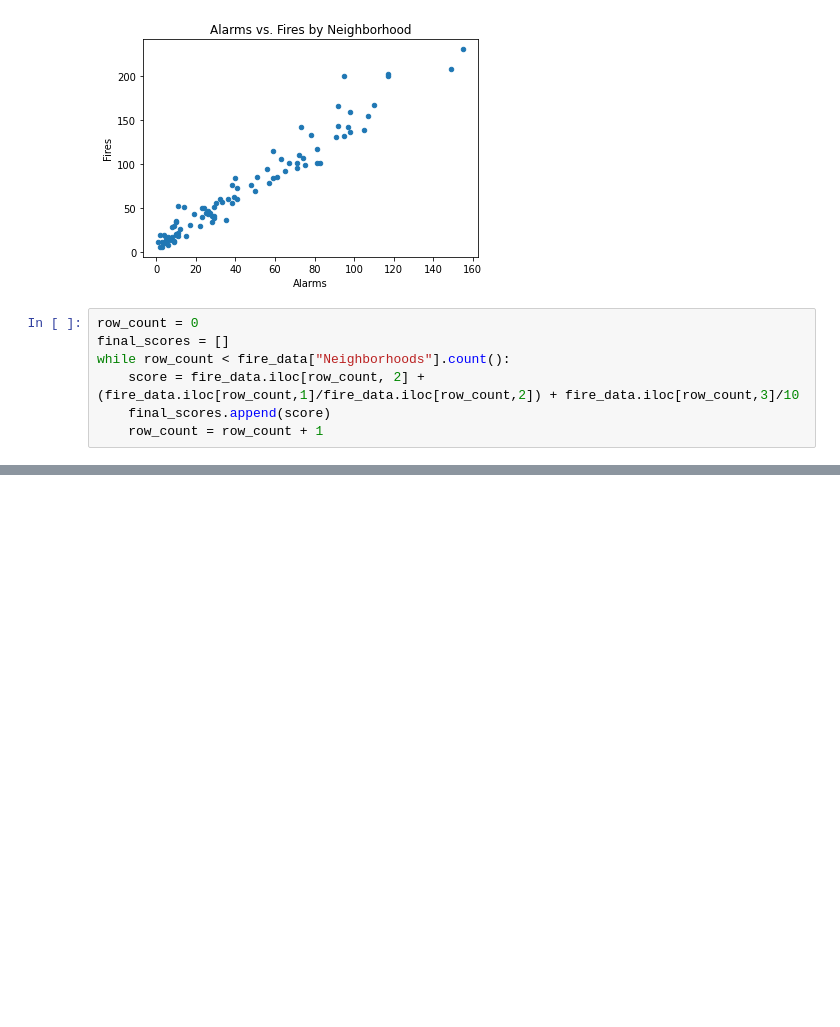
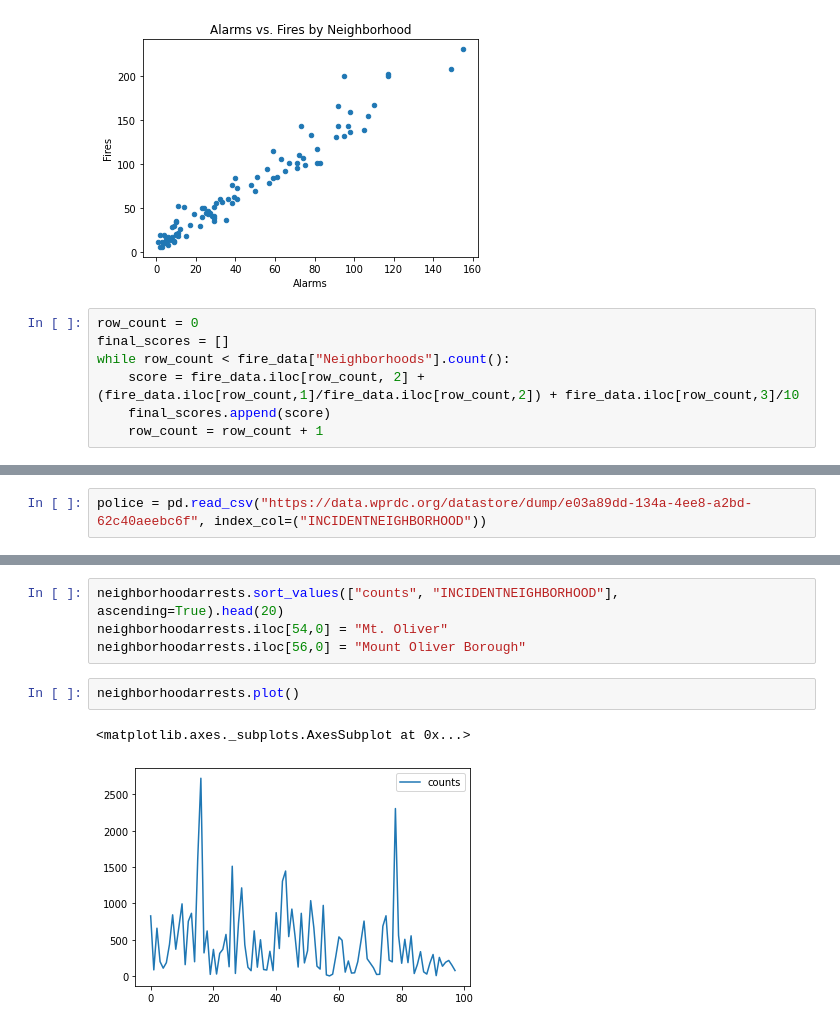
Before and after one commit to Casey4D/Group-10-Final-Project, a Jupyter notebook: Final-Notebook.ipynb, the cells around one changed output, grey strips where cells are left out. Saved outputs shown, nothing was run; the diff lists cells and outputs as text; blank space fills up the shorter version.

```diff
--- a/Final-Notebook.ipynb
+++ b/Final-Notebook.ipynb
@@ -226,0 +199,2 @@ final_data.head(20)
+# %%
+police = pd.read_csv("https://data.wprdc.org/datastore/dump/e03a89dd-134a-4ee8-a2bd-62c40aeebc6f", index_col=("INCIDENTNEIGHBORHOOD"))
@@ -226,0 +225,9 @@ final_data.head(20)
+# %%
+neighborhoodarrests.sort_values(["counts", "INCIDENTNEIGHBORHOOD"], ascending=True).head(20)
+neighborhoodarrests.iloc[54,0] = "Mt. Oliver"
+neighborhoodarrests.iloc[56,0] = "Mount Oliver Borough"
+# %%
+neighborhoodarrests.plot()
+# %% [output]
+<matplotlib.axes._subplots.AxesSubplot at 0x...>
+[figure, added]
```
Also changed, not shown: parts of 16 cells of this notebook, 3 other files.
